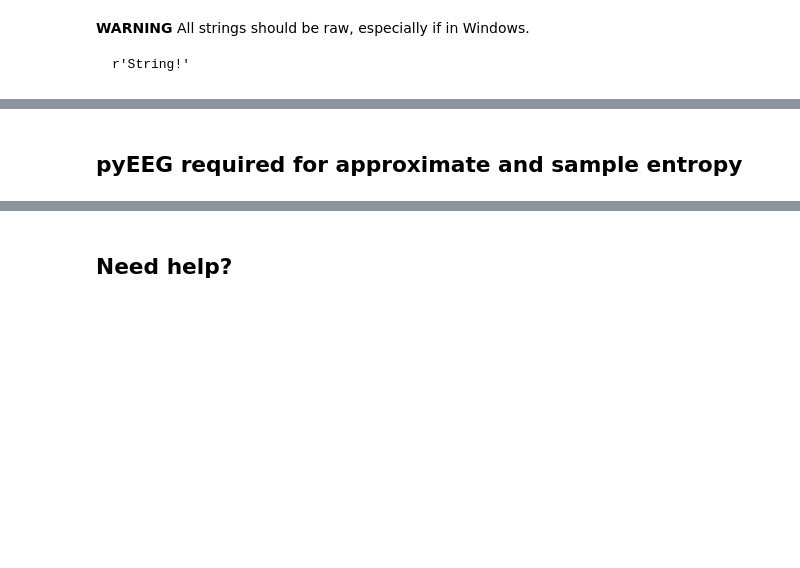
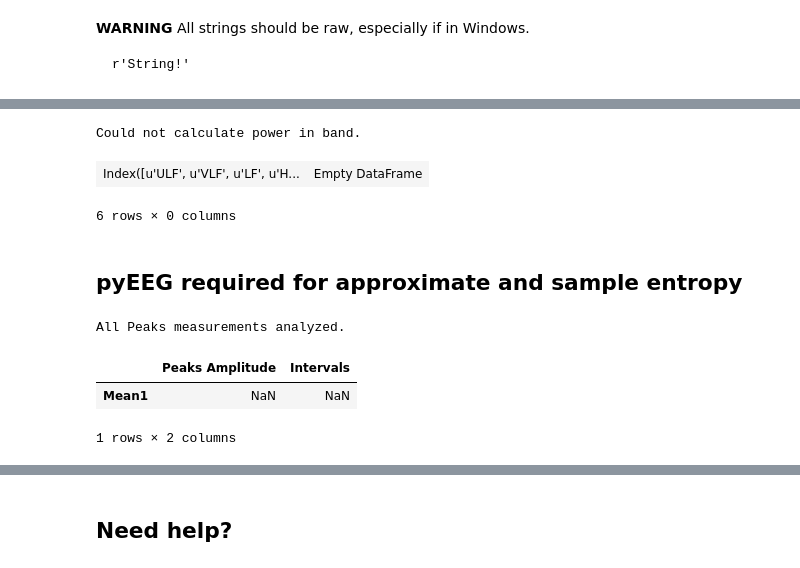
Before and after one commit to drcgw/bass, a Jupyter notebook: Kitchen Sink-Bass.ipynb, the cells around one changed output, grey strips where cells are left out. Drawn from its saved outputs; the diff is of its cells as text; code cells hidden in the pictures; blank space fills up the shorter version.

```diff
--- a/Kitchen Sink-Bass.ipynb
+++ b/Kitchen Sink-Bass.ipynb
@@ -148,11 +168,16 @@ Settings['PSD-Event']['LF'] = 0.15 #max of the range of the low freq band. range
 Settings['PSD-Event']['HF'] = 0.4 #max of the range of the high freq band. range is lf:hf. hf can be no more than (hz/2)
 Settings['PSD-Event']['dx'] = 10 #segmentation for the area under the curve.
 
-event_type = 'Bursts'
-meas = 'Interburst Interval'
+event_type = 'Peaks'
+meas = 'Intervals'
 key = 'Mean1'
-Results = psd_event(event_type, meas, key, Data, Settings, Results)
+scale = 'raw'
+Results = psd_event(event_type, meas, key, scale, Data, Settings, Results)
 Results['PSD-Event'][key]
+# %% [output]
+Could not calculate power in band.
+| Index([u'ULF', u'VLF', u'LF', u'H... | Empty DataFrame |
+6 rows × 0 columns
 # %%
 #PSD of raw signal
 #optional
@@ -190,9 +215,14 @@ Results['Histogram Entropy']
 ## pyEEG required for approximate and sample entropy
 # %%
 #Approximate Entropy-events
-event_type = 'Bursts'
+event_type = 'Peaks'
 meas = 'all'
 Results = ap_entropy_wrapper(event_type, meas, Data, Settings, Results)
 Results['Approximate Entropy']
+# %% [output]
+All Peaks measurements analyzed.
+|  | Peaks Amplitude | Intervals |
+| Mean1 | NaN | NaN |
+1 rows × 2 columns
 # %%
 #Sample Entropy-events
```
Also changed, not shown: parts of 8 cells of this notebook, 5 other files.
